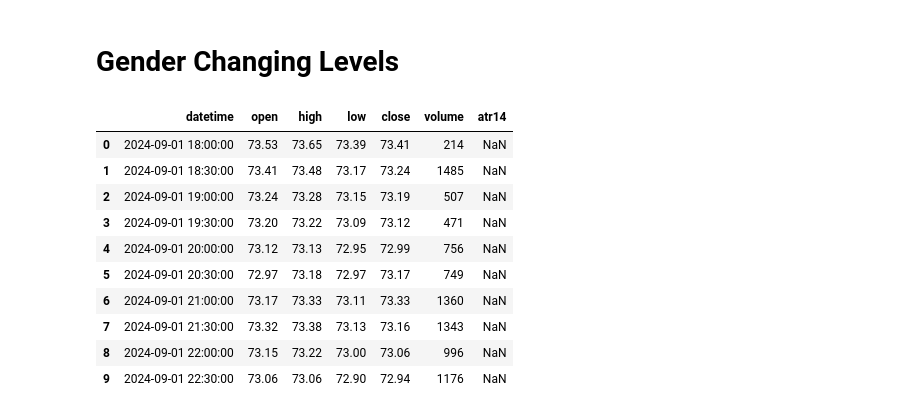
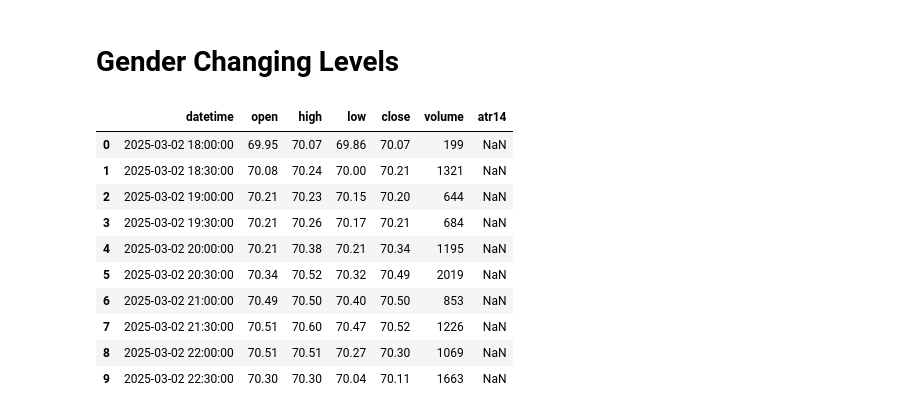
Before and after one commit to codenibler/level_detector, a Jupyter notebook: gender_changes.ipynb, the cells around one changed output. Saved outputs shown, nothing was run; the diff lists cells and outputs as text; code cells hidden in the pictures.

```diff
--- a/gender_changes.ipynb
+++ b/gender_changes.ipynb
@@ -3,26 +3,29 @@
 # %%
 import pandas as pd
 import pandas_ta as ta
-df = pd.read_csv("data/monthly_segments/CL_30m_2024-09.csv")
+df1 = pd.read_csv("data/monthly_segments/CL_30m_2025-03.csv")
+df2 = pd.read_csv("data/monthly_segments/CL_30m_2025-04.csv")
+df3 = pd.read_csv("data/monthly_segments/CL_30m_2025-05.csv")
 
+df = pd.concat([df1, df2, df3])
 df.columns=['datetime', 'open', 'high', 'low', 'close', 'volume']
 #Check if NA values are in data
 df=df[df['volume']!=0]
 df.reset_index(drop=True, inplace=True)
 df['atr14'] = ta.atr(df['high'], df['low'], df['close'], length=14)
 df.head(10)
 # %% [output]
 |  | datetime | open | high | low | close | volume | atr14 |
-| 0 | 2024-09-01 18:00:00 | 73.53 | 73.65 | 73.39 | 73.41 | 214 | NaN |
-| 1 | 2024-09-01 18:30:00 | 73.41 | 73.48 | 73.17 | 73.24 | 1485 | NaN |
-| 2 | 2024-09-01 19:00:00 | 73.24 | 73.28 | 73.15 | 73.19 | 507 | NaN |
-| 3 | 2024-09-01 19:30:00 | 73.20 | 73.22 | 73.09 | 73.12 | 471 | NaN |
-| 4 | 2024-09-01 20:00:00 | 73.12 | 73.13 | 72.95 | 72.99 | 756 | NaN |
-| 5 | 2024-09-01 20:30:00 | 72.97 | 73.18 | 72.97 | 73.17 | 749 | NaN |
-| 6 | 2024-09-01 21:00:00 | 73.17 | 73.33 | 73.11 | 73.33 | 1360 | NaN |
-| 7 | 2024-09-01 21:30:00 | 73.32 | 73.38 | 73.13 | 73.16 | 1343 | NaN |
-| 8 | 2024-09-01 22:00:00 | 73.15 | 73.22 | 73.00 | 73.06 | 996 | NaN |
-| 9 | 2024-09-01 22:30:00 | 73.06 | 73.06 | 72.90 | 72.94 | 1176 | NaN |
+| 0 | 2025-03-02 18:00:00 | 69.95 | 70.07 | 69.86 | 70.07 | 199 | NaN |
+| 1 | 2025-03-02 18:30:00 | 70.08 | 70.24 | 70.00 | 70.21 | 1321 | NaN |
+| 2 | 2025-03-02 19:00:00 | 70.21 | 70.23 | 70.15 | 70.20 | 644 | NaN |
+| 3 | 2025-03-02 19:30:00 | 70.21 | 70.26 | 70.17 | 70.21 | 684 | NaN |
+| 4 | 2025-03-02 20:00:00 | 70.21 | 70.38 | 70.21 | 70.34 | 1195 | NaN |
+| 5 | 2025-03-02 20:30:00 | 70.34 | 70.52 | 70.32 | 70.49 | 2019 | NaN |
+| 6 | 2025-03-02 21:00:00 | 70.49 | 70.50 | 70.40 | 70.50 | 853 | NaN |
+| 7 | 2025-03-02 21:30:00 | 70.51 | 70.60 | 70.47 | 70.52 | 1226 | NaN |
+| 8 | 2025-03-02 22:00:00 | 70.51 | 70.51 | 70.27 | 70.30 | 1069 | NaN |
+| 9 | 2025-03-02 22:30:00 | 70.30 | 70.30 | 70.04 | 70.11 | 1663 | NaN |
 # %%
 right_peek = 10
 left_peek = 10
```
Also changed, not shown: parts of 11 cells of this notebook, 3 other files.
